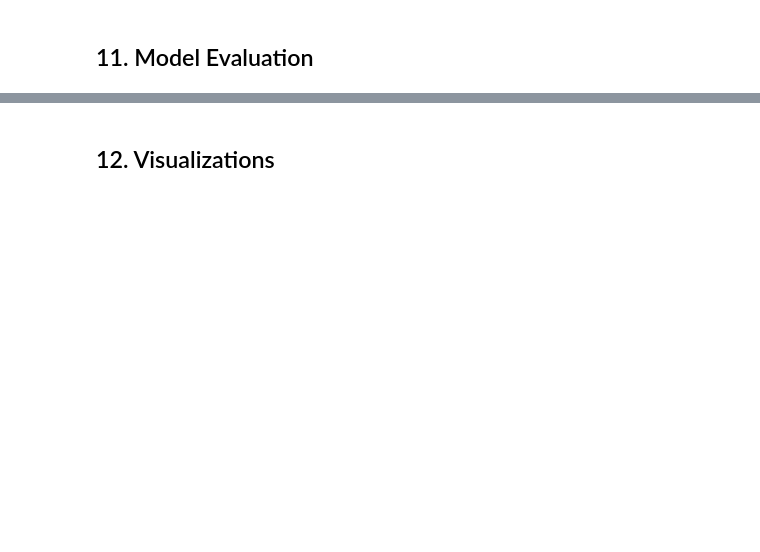
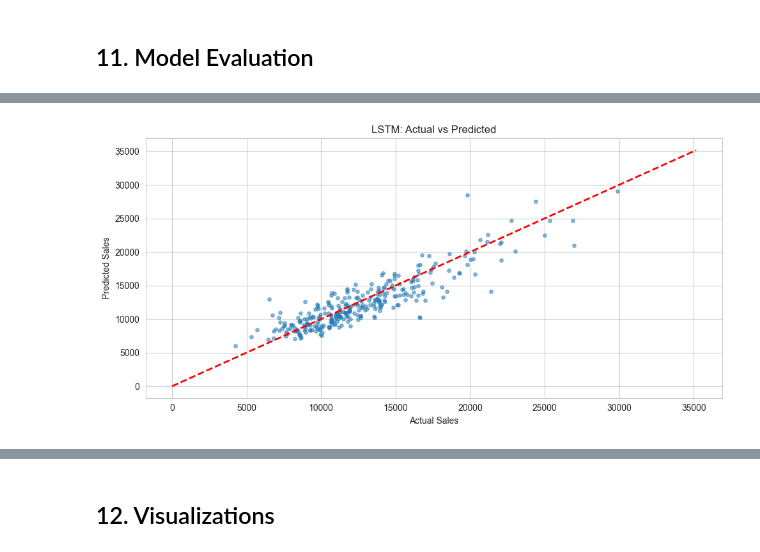
Before and after one commit to mulsewm/rossmann-sales-forecasting, a Jupyter notebook: notebooks/04_deep_learning_lstm.ipynb, the cells around one changed output, grey strips where cells are left out. Cells and saved outputs as stored; diff of their text form; code cells hidden in the pictures; blank space fills up the shorter version.

```diff
--- a/notebooks/04_deep_learning_lstm.ipynb
+++ b/notebooks/04_deep_learning_lstm.ipynb
@@ -1051,0 +867,34 @@ Actual range: [0.00, 35159.00]
+# %%
+# Generate predictions and evaluate
+print("Generating predictions...")
+
+# Predict
+y_pred_scaled = model.predict(X_test_scaled, batch_size=BATCH_SIZE, verbose=1)
+
+# Inverse transform to original scale
+y_pred = scaler_y.inverse_transform(y_pred_scaled).flatten()
+y_test_actual = scaler_y.inverse_transform(y_test_scaled).flatten()
+
+# Clean up invalid values
+valid_mask = ~(np.isnan(y_pred) | np.isinf(y_pred) | np.isnan(y_test_actual) | np.isinf(y_test_actual) | (y_test_actual == 0))
+y_true_clean = y_test_actual[valid_mask]
+y_pred_clean = y_pred[valid_mask]
+
+print(f"Valid samples: {len(y_true_clean):,} / {len(y_test_actual):,}")
+
+# Calculate metrics
+mae = mean_absolute_error(y_true_clean, y_pred_clean)
+rmse = np.sqrt(mean_squared_error(y_true_clean, y_pred_clean))
+mape = np.mean(np.abs((y_true_clean - y_pred_clean) / y_true_clean)) * 100
+r2 = r2_score(y_true_clean, y_pred_clean)
+
+print("\n" + "="*50)
+print("LSTM MODEL RESULTS")
+print("="*50)
+print(f"MAE:   ${mae:,.2f}")
+print(f"RMSE:  ${rmse:,.2f}")
+print(f"MAPE:  {mape:.2f}%")
+print(f"R²:    {r2:.4f}")
+print("="*50)
+
+lstm_metrics = {'Model': 'LSTM', 'MAE': mae, 'RMSE': rmse, 'MAPE': mape, 'R²': r2}
@@ -1052,3 +914,16 @@ Actual range: [0.00, 35159.00]
+# %%
+# Quick visualization: Actual vs Predicted
+plt.figure(figsize=(10, 5))
+sample = np.random.choice(len(y_true_clean), min(300, len(y_true_clean)), replace=False)
+plt.scatter(y_true_clean[sample], y_pred_clean[sample], alpha=0.5, s=15)
+plt.plot([0, y_true_clean.max()], [0, y_true_clean.max()], 'r--', lw=2)
+plt.xlabel('Actual Sales')
+plt.ylabel('Predicted Sales')
+plt.title('LSTM: Actual vs Predicted')
+plt.tight_layout()
+plt.show()
+# %% [output]
+[figure, added]
 # %%
 def calculate_mape(y_true, y_pred):
     """Calculate Mean Absolute Percentage Error"""
```
Also changed, not shown: parts of 23 cells of this notebook, 20 other files.
